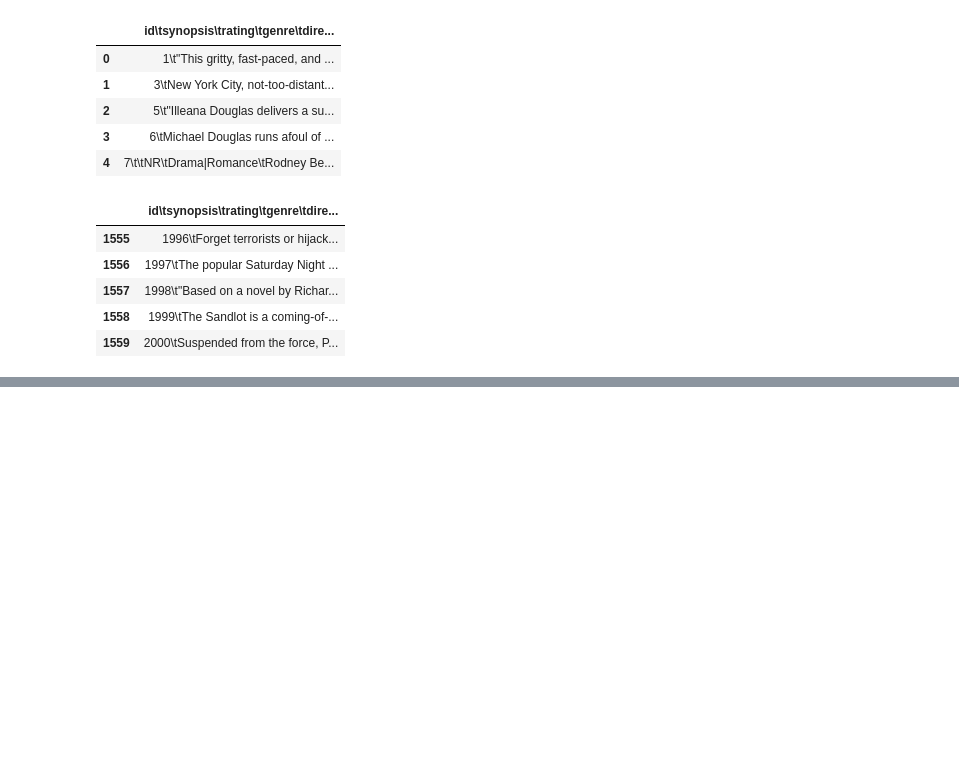
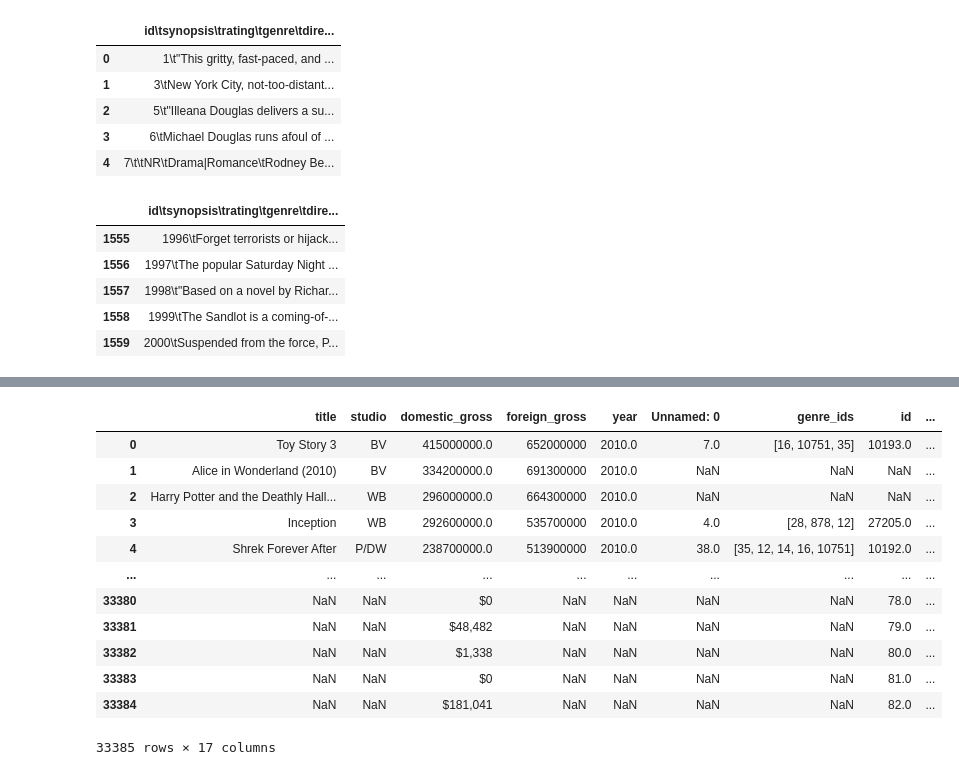
Before and after one commit to sophia14324/dsc-phase-1-project-v2-4, a Jupyter notebook: student.ipynb, the cells around one changed output, grey strips where cells are left out. Drawn from its saved outputs; the diff is of its cells as text; code cells hidden in the pictures; blank space fills up the shorter version.

```diff
--- a/student.ipynb
+++ b/student.ipynb
@@ -254,0 +349,21 @@ Data cleaning helps ensure is clean by ensuring data is free of inaccuracies, in
+# %%
+#Merging the dataframes
+#Resetting the DF name for brevity and to preserve orignial df
+
+df1 = pd.merge(bom_movies, tmdb_movies, on=None, how='outer')
+df = pd.concat([df1, tn_movie_budgets], ignore_index=True, sort=False)
+df
+# %% [output]
+|  | title | studio | domestic_gross | foreign_gross | year | Unnamed: 0 | genre_ids | id | ... |
+| 0 | Toy Story 3 | BV | 415000000.0 | 652000000 | 2010.0 | 7.0 | [16, 10751, 35] | 10193.0 | ... |
+| 1 | Alice in Wonderland (2010) | BV | 334200000.0 | 691300000 | 2010.0 | NaN | NaN | NaN | ... |
+| 2 | Harry Potter and the Deathly Hall... | WB | 296000000.0 | 664300000 | 2010.0 | NaN | NaN | NaN | ... |
+| 3 | Inception | WB | 292600000.0 | 535700000 | 2010.0 | 4.0 | [28, 878, 12] | 27205.0 | ... |
+| 4 | Shrek Forever After | P/DW | 238700000.0 | 513900000 | 2010.0 | 38.0 | [35, 12, 14, 16, 10751] | 10192.0 | ... |
+| ... | ... | ... | ... | ... | ... | ... | ... | ... | ... |
+| 33380 | NaN | NaN | $0 | NaN | NaN | NaN | NaN | 78.0 | ... |
+| 33381 | NaN | NaN | $48,482 | NaN | NaN | NaN | NaN | 79.0 | ... |
+| 33382 | NaN | NaN | $1,338 | NaN | NaN | NaN | NaN | 80.0 | ... |
+| 33383 | NaN | NaN | $0 | NaN | NaN | NaN | NaN | 81.0 | ... |
+| 33384 | NaN | NaN | $181,041 | NaN | NaN | NaN | NaN | 82.0 | ... |
+33385 rows × 17 columns
```
Also changed, not shown: parts of 34 cells of this notebook.
